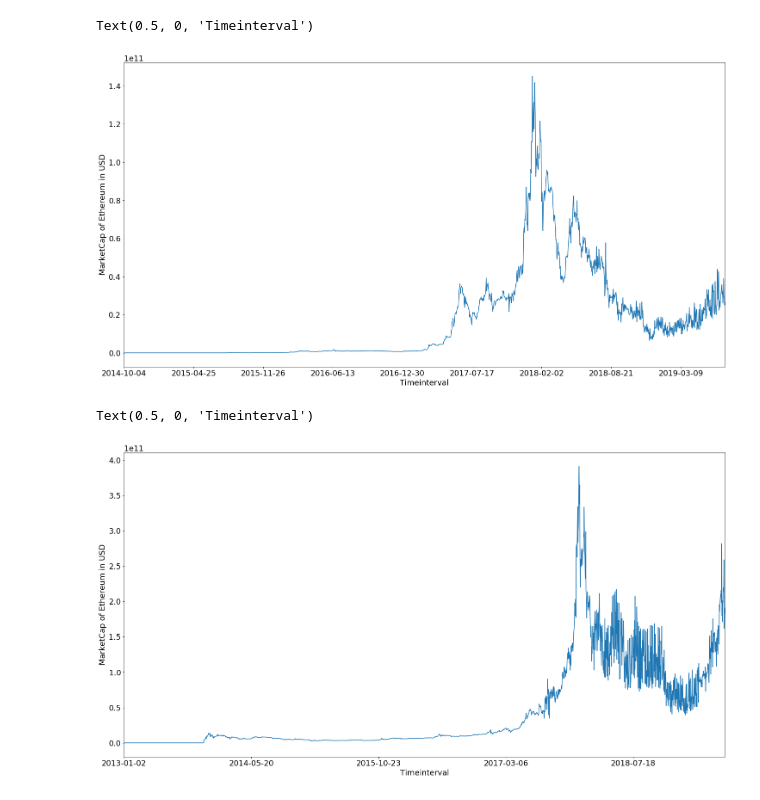
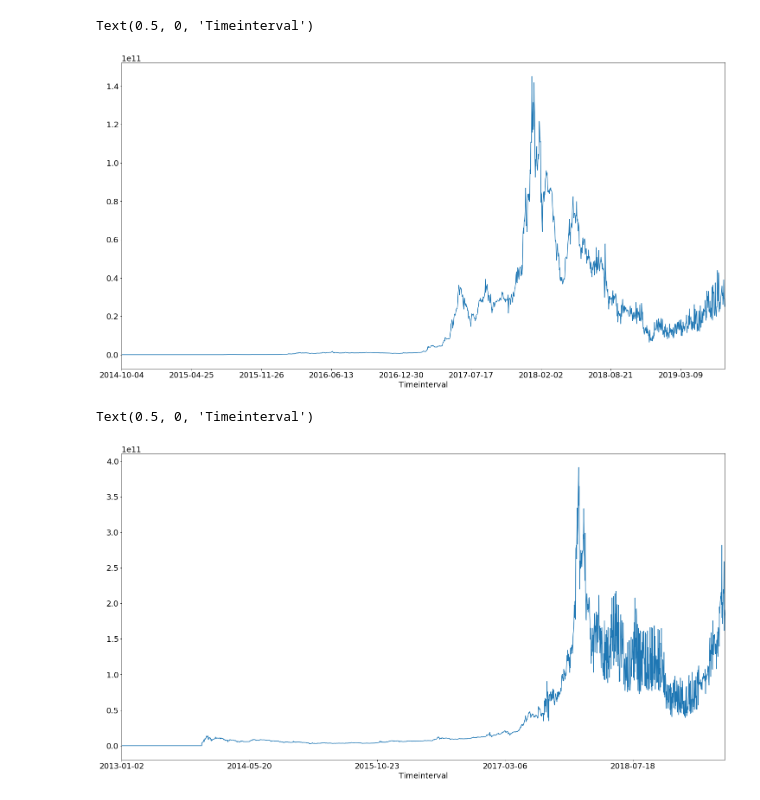
Before and after one commit to mgsgde/ethcluster, a Jupyter notebook: statistics/coinmarketcap.ipynb, the cells around one changed output. Drawn from its saved outputs; the diff is of its cells as text; code cells hidden in the pictures.

```diff
--- a/statistics/coinmarketcap.ipynb
+++ b/statistics/coinmarketcap.ipynb
@@ -9,7 +9,7 @@ import json
 def getSeries(fileNames):
     series = pd.Series()
     for file in fileNames:
-        with open('./data/'+file) as json_file:
+        with open('../data/'+file) as json_file:
             result = json.load(json_file)
 
         for i in result['data']:
@@ -18,22 +18,20 @@ def getSeries(fileNames):
 # %%
 series = getSeries(fileNames = ["data_marketcap_ETH_2013-07-14_2015-07-14.json", "data_marketcap_ETH_2015-07-14_2017-07-14.json", "data_marketcap_ETH_2017-07-14_2019-07-14.json"])
 series.sort_index(inplace=True)
 plt.rc('xtick',labelsize=18)
 plt.rc('ytick',labelsize=18)
 series.plot(figsize=(25,13))
-plt.ylabel('MarketCap of '+ result["coin"]["name"]+' in '+ result["baseCurrency"] , fontsize=18)
 plt.xlabel('Timeinterval', fontsize=18)
 # %% [output]
 Text(0.5, 0, 'Timeinterval')
-[figure, old version]
+[figure, new version]
 # %%
 series = getSeries(fileNames = ["data_marketcap_2017-07-14_2019-07-14.json", "data_marketcap_2015-07-14_2017-07-14.json","data_marketcap_2013-07-14_2015-07-14.json","data_marketcap_2011-07-14_2013-07-14.json"])
 series.sort_index(inplace=True)
 plt.rc('xtick',labelsize=18)
 plt.rc('ytick',labelsize=18)
 series.plot(figsize=(25,13))
-plt.ylabel('MarketCap of '+ result["coin"]["name"]+' in '+ result["baseCurrency"] , fontsize=18)
 plt.xlabel('Timeinterval', fontsize=18)
 # %% [output]
 Text(0.5, 0, 'Timeinterval')
-[figure, old version]
+[figure, new version]
```
Also changed, not shown: 13 other files.
